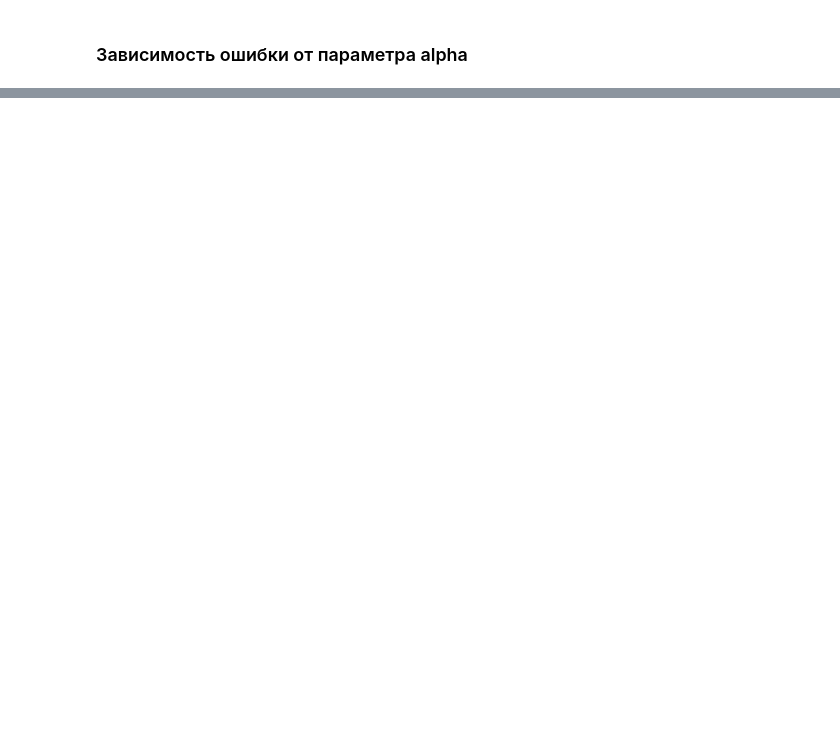
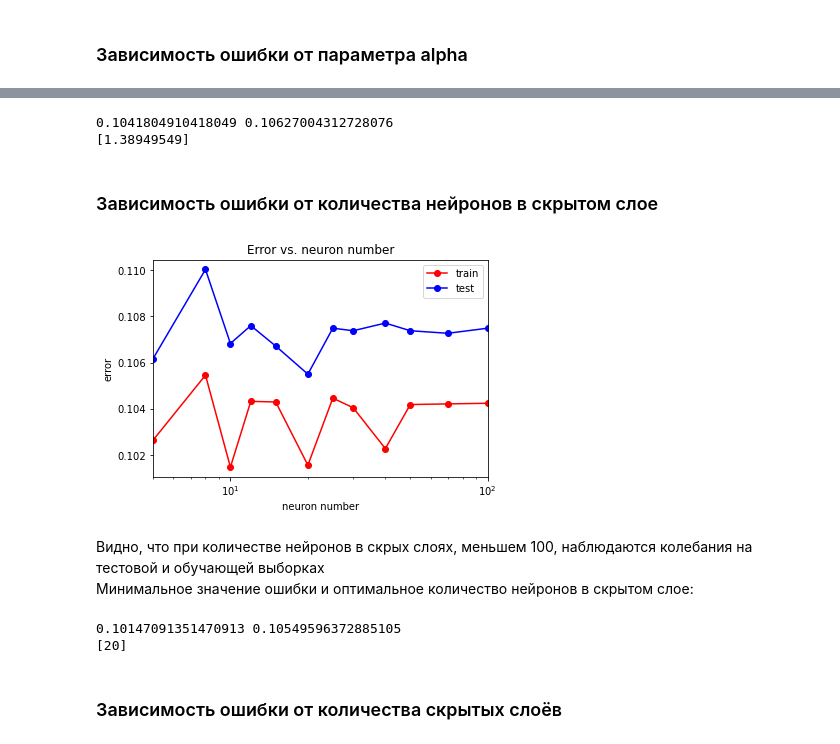
Before and after one commit to v-Golubev/MachineLearning, a Jupyter notebook: Classification_2.ipynb, the cells around one changed output, grey strips where cells are left out. Saved outputs shown, nothing was run; the diff lists cells and outputs as text; code cells hidden in the pictures; blank space fills up the shorter version.

```diff
--- a/Classification_2.ipynb
+++ b/Classification_2.ipynb
@@ -202,0 +216,57 @@ for alpha in alpha_arr:
+# %%
+min_train_err = np.min(train_err)
+min_test_err = np.min(test_err)
+print(min_train_err, min_test_err)
+
+alpha_opt = alpha_arr[test_err == min_test_err]
+print(alpha_opt)
+# %% [output]
+0.1041804910418049 0.10627004312728076
+[1.38949549]
+# %% [markdown]
+### Зависимость ошибки от количества нейронов в скрытом слое
+# %%
+neuron_numbers = np.array([5, 8, 10, 12, 15, 20, 25, 30, 40, 50, 70, 100])
+test_err = []
+train_err = []
+for neuron_number in neuron_numbers:
+    mlp_model = MLPClassifier(hidden_layer_sizes = (2, neuron_number),
+                          solver = 'lbfgs',
+                          activation = 'relu',
+                          random_state = 22,
+                          max_iter=2000,
+                          alpha = alpha_opt)
+    mlp_model.fit(X_train, y_train)
+
+    y_train_pred = mlp_model.predict(X_train)
+    y_test_pred = mlp_model.predict(X_test)
+
+    train_err.append(np.mean(y_train != y_train_pred))
+    test_err.append(np.mean(y_test != y_test_pred))
+# %%
+plt.semilogx(neuron_numbers, train_err, 'r-o', label = 'train')
+plt.semilogx(neuron_numbers, test_err, 'b-o', label = 'test')
+plt.xlim([np.min(neuron_numbers), np.max(neuron_numbers)])
+
+plt.title('Error vs. neuron number')
+plt.xlabel('neuron number')
+plt.ylabel('error')
+plt.legend()
+pass
+# %% [output]
+[figure, added]
+# %% [markdown]
+Видно, что при количестве нейронов в скрых слоях, меньшем 100, наблюдаются колебания на тестовой и обучающей выборках
+Минимальное значение ошибки и оптимальное количество нейронов в скрытом слое:
+# %%
+min_train_err = np.min(train_err)
+min_test_err = np.min(test_err)
+print(min_train_err, min_test_err)
+
+neuron_num_opt = neuron_numbers[test_err == min_test_err]
+print(neuron_num_opt)
+# %% [output]
+0.10147091351470913 0.10549596372885105
+[20]
+# %% [markdown]
+### Зависимость ошибки от количества скрытых слоёв
```
Also changed, not shown: parts of 11 cells of this notebook.
